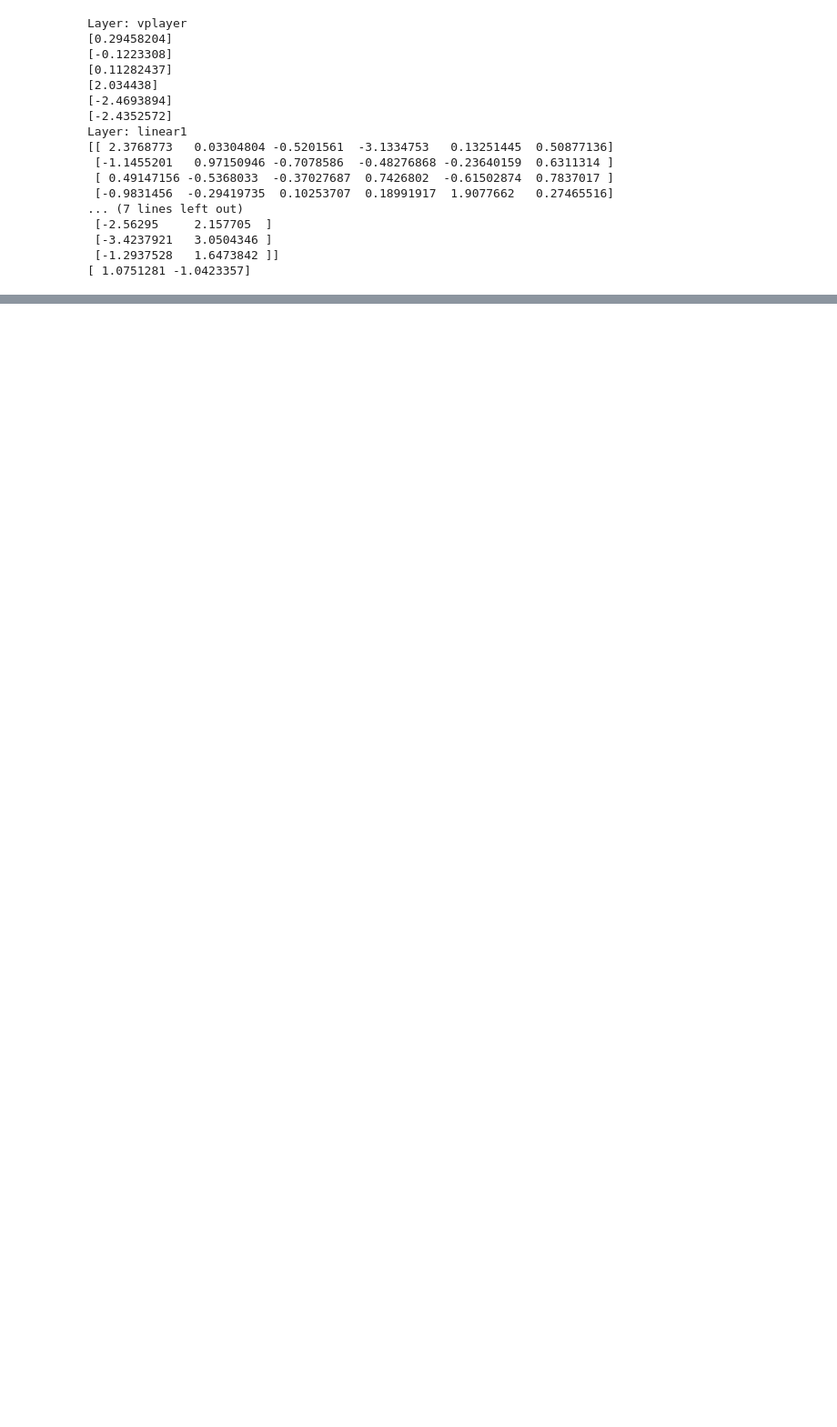
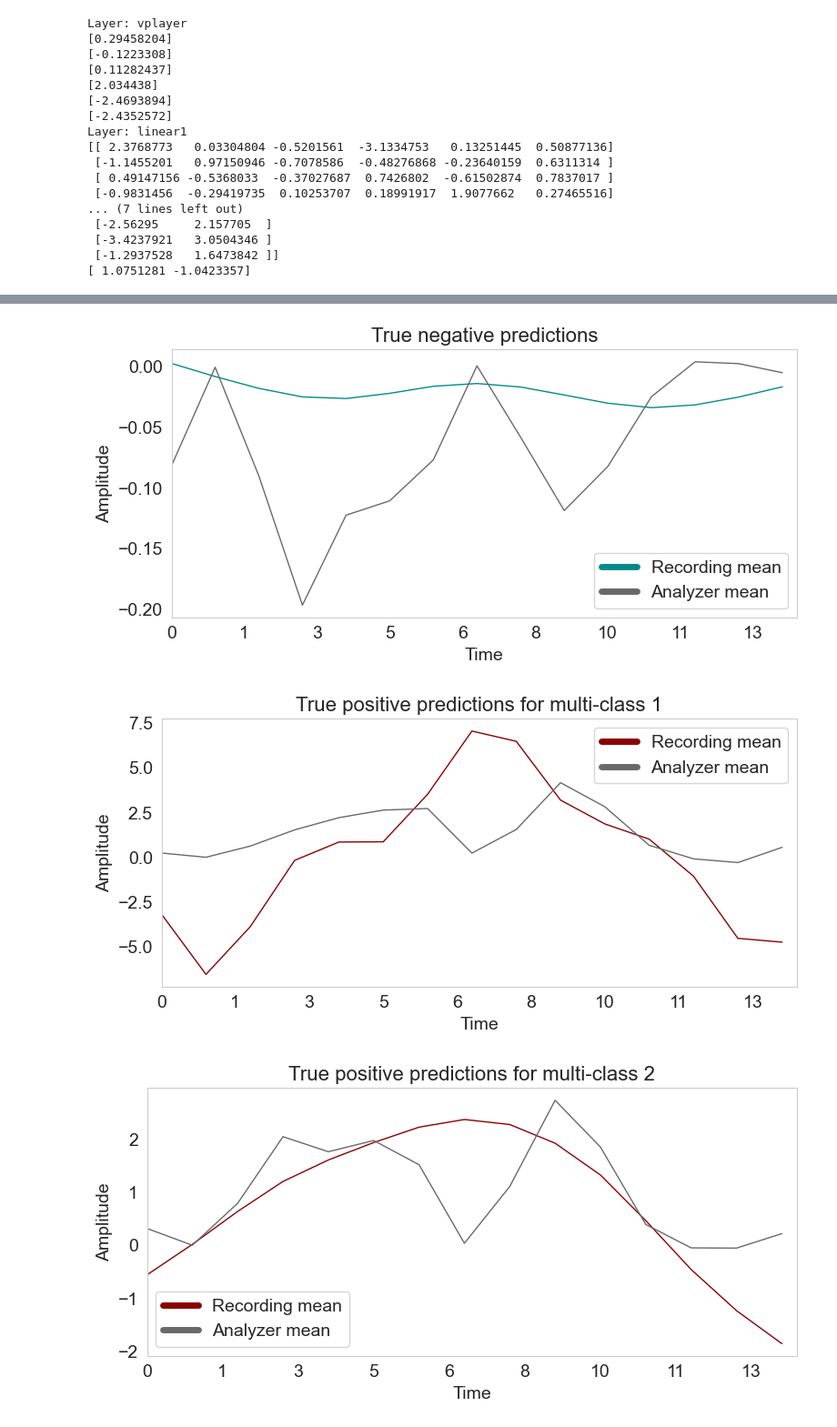
Before and after one commit to DominikaDarabos/explainable_MNG_spike_detection, a Jupyter notebook: model_analysis.ipynb, the cells around one changed output, grey strips where cells are left out. Shown at 91% size. Saved outputs shown, nothing was run; the diff lists cells and outputs as text; code cells hidden in the pictures; blank space fills up the shorter version.

```diff
--- a/model_analysis.ipynb
+++ b/model_analysis.ipynb
@@ -258,3 +99,8 @@ Plotting range: 2487.817794082538 2488.117694082538
 # %%
+"""
+Get the outputs of the VPLayer.
+"""
 Phi, _ = model.vp_layer.fun_system(model.vp_layer.params)
 Phip = torch.linalg.pinv(Phi, rtol=1e-15)
+sample_windows = sample_windows.to(device)
+vplayer_output = sample_windows @ Phip
@@ -1091,0 +350,11 @@ feature_extractor_XAIProject.analyzer_output.shape
+# %%
+"""
+Create the IG analyzer for the tf WHVPNet model.
+"""
+
+tf_WHVPNet_model_wo_softmax = innvestigate.model_wo_softmax(tf_WHVPNet_model)
+IG_analyzer_full = innvestigate.create_analyzer("integrated_gradients", tf_WHVPNet_model_wo_softmax, neuron_selection_mode="max_activation",reference_inputs=0, steps = 64)
+analyzation_full = IG_analyzer_full.analyze(tf_input)
+# %%
+binary_labels_np = binary_labels.numpy()
+multiple_labels_np = multiple_labels.numpy()
@@ -1091,0 +371,10 @@ feature_extractor_XAIProject.analyzer_output.shape
+# %%
+"""
+tf WHVPNet: Load the attributes necessary for XAI into XAIProject.
+"""
+full_model_XAIProject = XAIProject(model=tf_WHVPNet_model,
+                                          samples=tf_input,
+                                          binary_labels=binary_labels_np,
+                                          multiple_labels=multiple_labels_np,
+                                          probabilities=tf_output)
+full_model_XAIProject.analyzer_output = analyzation_full
@@ -1091,0 +511,9 @@ feature_extractor_XAIProject.analyzer_output.shape
+# %%
+create_comparison_plot(full_model_XAIProject, binary_class_num = 0, multiple_class_num=False, prediction_quality = "correct", random_ = False, average_sample = True, average_analyzer = True)
+create_comparison_plot(full_model_XAIProject, binary_class_num = 1, multiple_class_num=1, prediction_quality = "correct", random_ = False, average_sample = True, average_analyzer = True)
+create_comparison_plot(full_model_XAIProject, binary_class_num = 1, multiple_class_num=2, prediction_quality = "correct", random_ = False, average_sample = True, average_analyzer = True)
+create_comparison_plot(full_model_XAIProject, binary_class_num = 1, multiple_class_num=3, prediction_quality = "correct", random_ = False, average_sample = True, average_analyzer = True)
+# %% [output]
+[figure, added]
+[figure, added]
+[figure, added]
```
Also changed, not shown: parts of 59 cells of this notebook, 2 other files.
